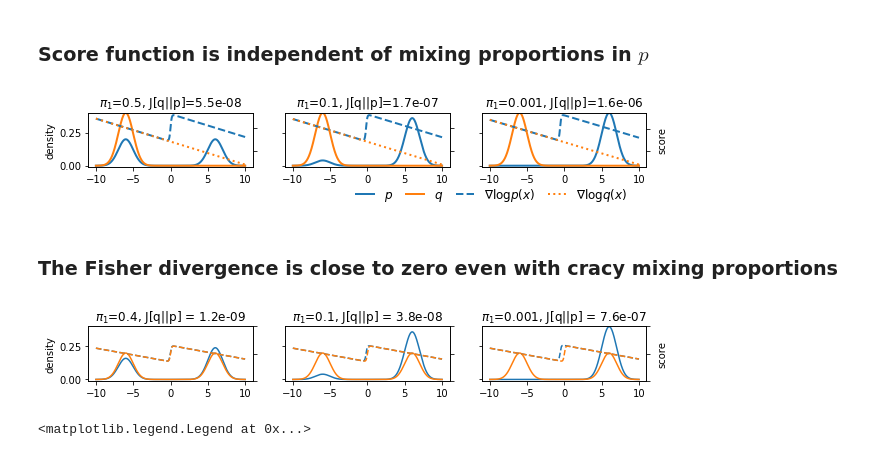
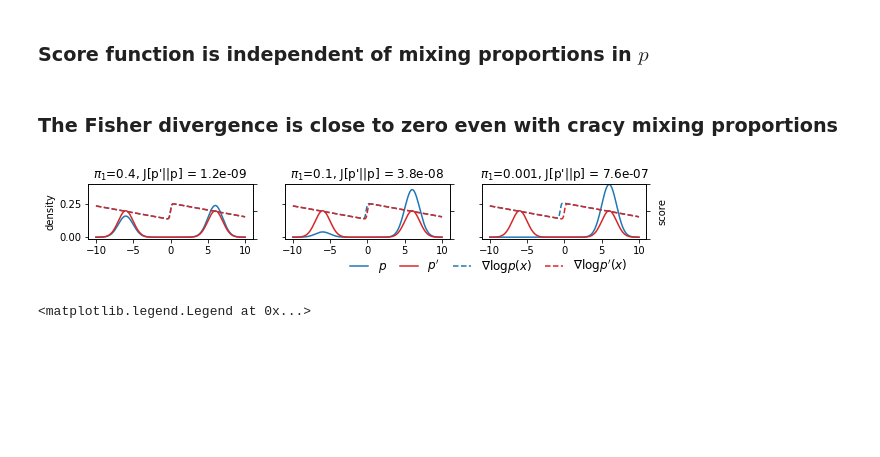
Before and after one commit to noukoudashisoup/score-EM, a Jupyter notebook: tm-KSD/blindness.ipynb, the cells around one changed output. Drawn from its saved outputs; the diff is of its cells as text; code cells hidden in the pictures; blank space fills up the shorter version.

Commit message:
fix figures for workshop

```diff
--- a/tm-KSD/blindness.ipynb
+++ b/tm-KSD/blindness.ipynb
@@ -6,8 +6,8 @@ from autograd import elementwise_grad as grad
 from autograd.scipy.stats import norm
 import matplotlib.pyplot as plt
 import matplotlib
-matplotlib.rcParams['pdf.fonttype'] = 42
-matplotlib.rcParams['ps.fonttype'] = 42
+# matplotlib.rcParams['pdf.fonttype'] = 42
+# matplotlib.rcParams['ps.fonttype'] = 42
 
 x = np.linspace(-10,10,1000)
 
@@ -44,7 +44,7 @@ for ci, c1 in enumerate([0.5,0.1,1e-3]):
     h2 = ax.plot(x, pdf1(x), "C1", label="q", lw=2)[0]
 
     h3 = ax2.plot(x, dlogpdf(x), "C0--", label=r"$s_p(x)$", lw=2)[0]
-    h4 = ax2.plot(x, dlogpdf1(x) ,"C1:", label=r"$s_q(x)$", lw=2)[0]
+    h4 = ax2.plot(x, dlogpdf1(x) ,"C1--", label=r"$s_q(x)$", lw=2)[0]
 #     h5 = ax2.plot(x, dlogpdf2(x) ,"C2:", label=r"$\nabla\log q(x)$")[0]
 
     fisher = 0.5 * ((dlogpdf1(x) - dlogpdf(x))**2 * pdf1(x)).sum() * (x[1]-x[0])
@@ -63,8 +63,6 @@ ax.legend([h1,h2,h3,h4], [r"$p$",
                          ], frameon=False, ncol=5, loc="upper right", bbox_to_anchor=([0.95,-0.15]),
            fontsize=12, handlelength=1.5, columnspacing=1.1)
 fig.savefig("figs/score.pdf", bbox_inches = 'tight',pad_inches = 0.01)
-# %% [output]
-[figure, removed]
 # %% [markdown]
 ### The Fisher divergence is close to zero even with cracy mixing proportions
 # %%
@@ -78,43 +76,43 @@ fig, axes = plt.subplots(1,3, figsize=(10,1), sharex=True, sharey=True)
 for pii, pi in enumerate([0.4,0.1,0.001]):
     ax = axes[pii]
 
     c1 = pi
     c2 = 1-c1
     _, _, dlogpdf1, _, _, pdf1 = pdf_and_score(0.5,0.5,m1,m2,s1,s2)
     _, _, dlogpdf, _, _, pdf = pdf_and_score(c1,c2,m1,m2,s1,s2)
 
 
     ax2 = ax.twinx()
 
     h1 = ax.plot(x, pdf(x), "C0", label="p")[0]
-    h2 = ax.plot(x, pdf1(x), "C1", label="q")[0]
+    h2 = ax.plot(x, pdf1(x), "C3", label="p'")[0]
 
 
     h3 = ax2.plot(x, dlogpdf(x), "C0--", label=r"$\nabla\log p(x)$")[0]
-    h4 = ax2.plot(x, dlogpdf1(x) ,"C1--", label=r"$\nabla\log q(x)$")[0]
+    h4 = ax2.plot(x, dlogpdf1(x) ,"C3--", label=r"$\nabla\log p'(x)$")[0]
 
 
     # ax2.set_yticklabels([])
     ax.set_ylim([-0.01,0.4])
 
     fisher = 0.5 * ((dlogpdf1(x) - dlogpdf(x))**2 * pdf1(x)).sum() * (x[1]-x[0])
 
-    ax.set_title(f"$\pi_1$={c1}, J[q||p] = {fisher:.2g}")
+    ax.set_title(f"$\pi_1$={c1}, J[p'||p] = {fisher:.2g}")
     ax2.set_ylim(-20,20)
     ax2.set_yticklabels([])
 
-# ax.legend([h1,h2,h3,h4], [r"$p$",
-#                       r"$q$",
-#                       r"$s_p(x)$",
-#                       r"$s_q(x)$",
-#                      ], frameon=False, ncol=1, loc = "upper right",
-#        fontsize=12, handlelength=1.5, columnspacing=1.1, labelspacing=0.0)
+ax.legend([h1,h2,h3,h4], [r"$p$",
+                          r"$p'$",
+                          r"$\nabla\log p(x)$",
+                          r"$\nabla\log p'(x)$",
+                         ], frameon=False, ncol=5, loc="upper right", bbox_to_anchor=([0.95,-0.15]),
+           fontsize=12, handlelength=1.5, columnspacing=1.1)
 axes[0].set_ylabel("density")
 ax2.set_ylabel("score")
 
 fig.savefig(f"figs/score_mix.pdf", bbox_inches = 'tight',pad_inches = 0.1)
 # %% [output]
-[figure, old version]
+[figure, new version]
 # %%
 x = np.linspace(-10,10,1000)
 
```
Also changed, not shown: parts of 2 cells of this notebook, 2 other files.
